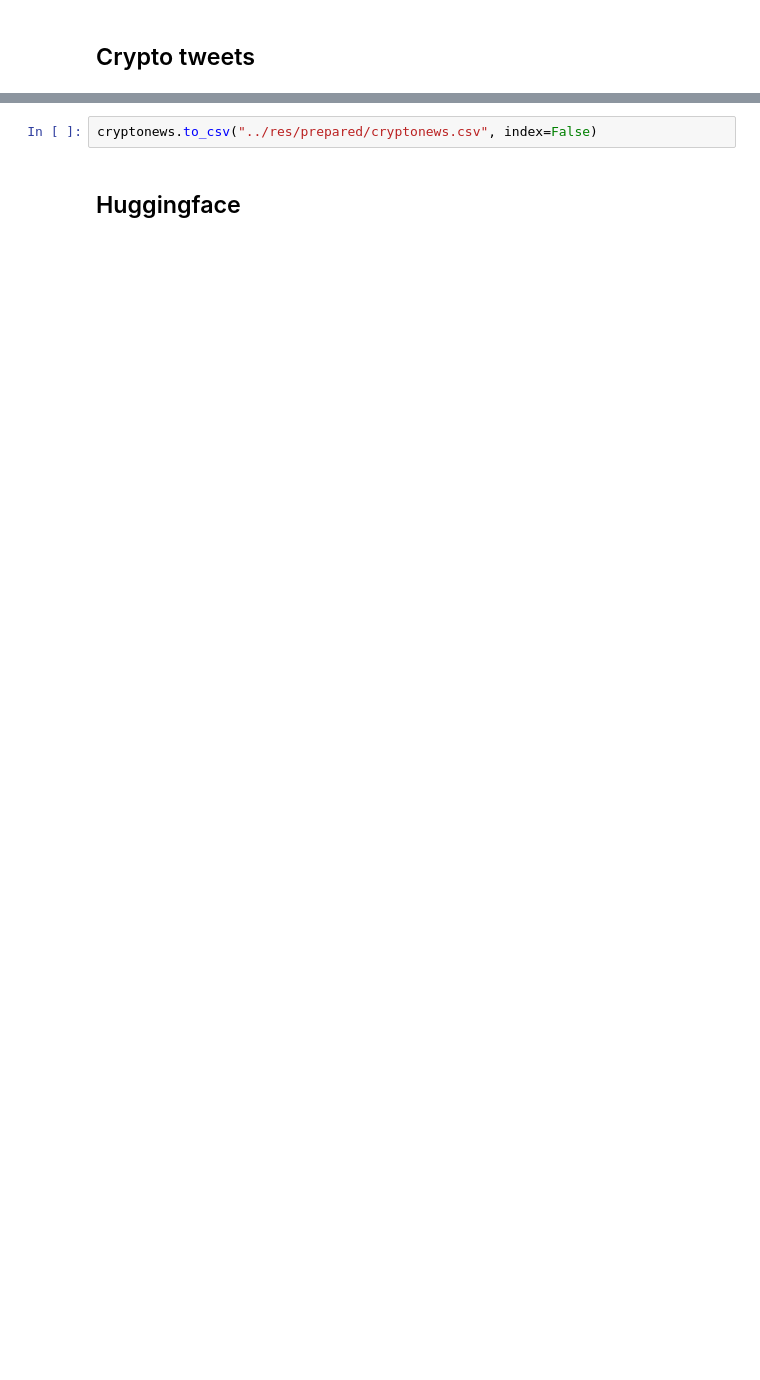
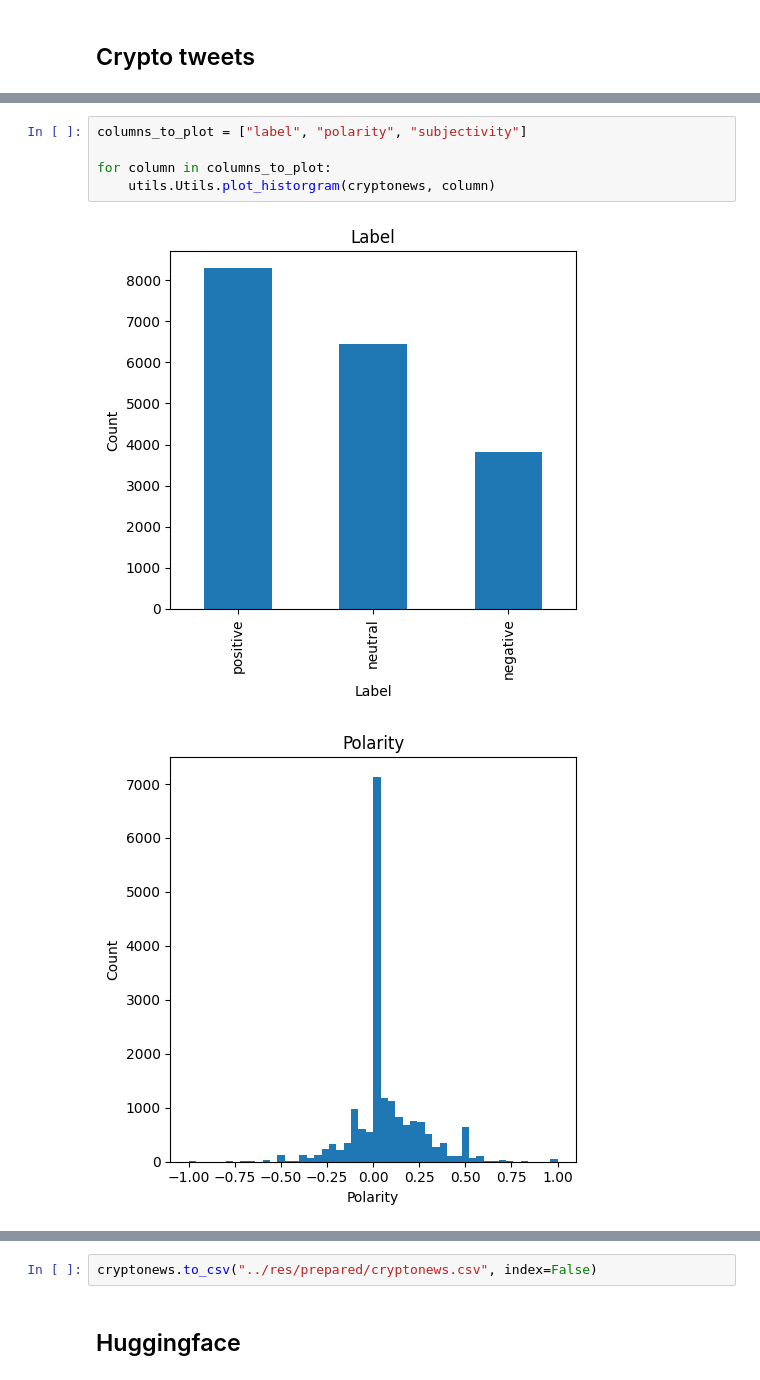
Before and after one commit to NiklasSeitherDHBW/NLP-CrowdFlow, a Jupyter notebook: src/data_preparatoin.ipynb, the cells around one changed output, grey strips where cells are left out. Cells and saved outputs as stored; diff of their text form; blank space fills up the shorter version.

```diff
--- a/src/data_preparatoin.ipynb
+++ b/src/data_preparatoin.ipynb
@@ -55 +66,9 @@ cryptonews.head()
 | 4 | 2023-04-04 23:49:00 | CryptoPotato | altcoin | The stablecoin BTG Dol will suppo... | Brazilian Finance Giant BTG Pactu... | positive | 0.40 | 0.40 |
+# %%
+columns_to_plot = ["label", "polarity", "subjectivity"]
+
+for column in columns_to_plot:
+    utils.Utils.plot_historgram(cryptonews, column)
+# %% [output]
+[figure, added]
+[figure, added]
```
Also changed, not shown: parts of 34 cells of this notebook, 1 other file.
